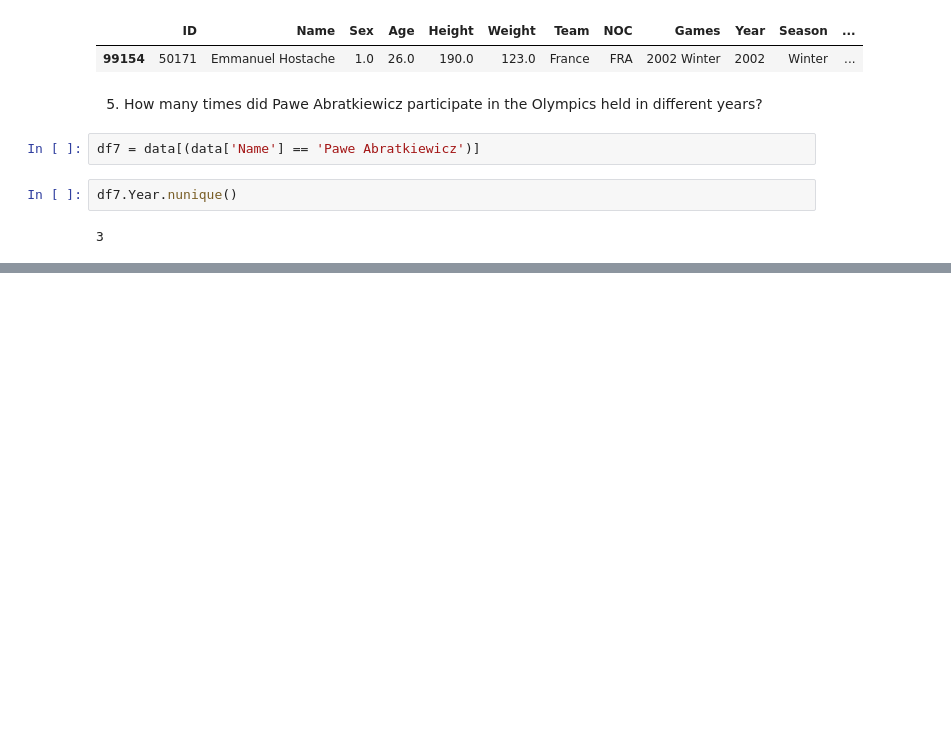
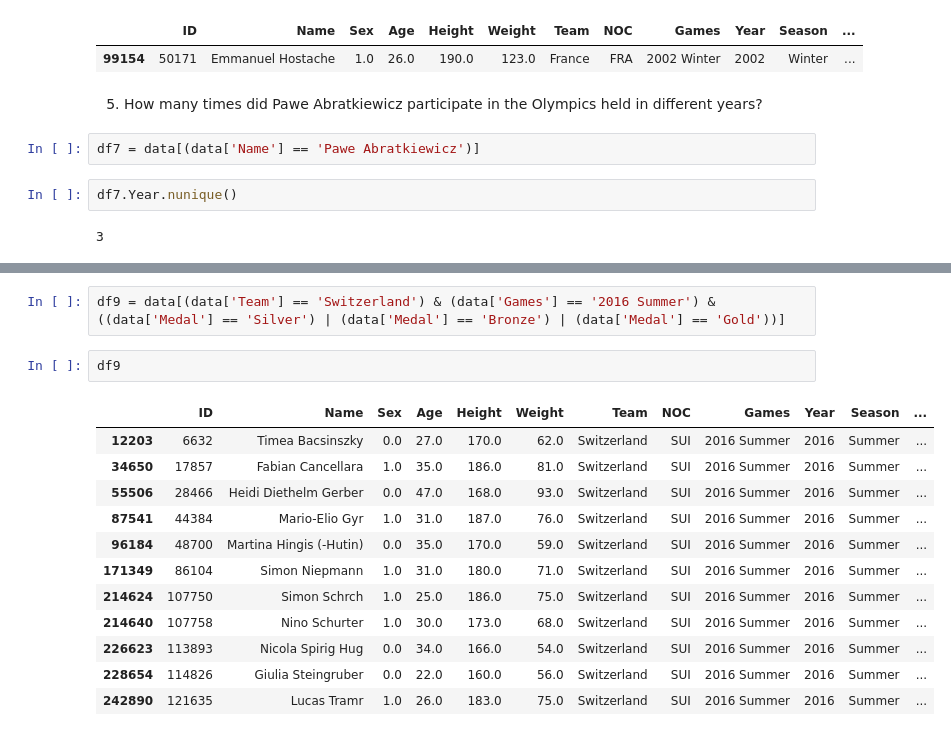
Before and after one commit to McKenzyPG/mlcourse_open, a Jupyter notebook: MLOpen_new_lesson1.ipynb, the cells around one changed output, grey strips where cells are left out. Drawn from its saved outputs; the diff is of its cells as text; blank space fills up the shorter version.

```diff
--- a/MLOpen_new_lesson1.ipynb
+++ b/MLOpen_new_lesson1.ipynb
@@ -136,0 +185,17 @@ df7.Year.nunique()
+# %%
+df9 = data[(data['Team'] == 'Switzerland') & (data['Games'] == '2016 Summer') & ((data['Medal'] == 'Silver') | (data['Medal'] == 'Bronze') | (data['Medal'] == 'Gold'))]
+# %%
+df9
+# %% [output]
+|  | ID | Name | Sex | Age | Height | Weight | Team | NOC | Games | Year | Season | ... |
+| 12203 | 6632 | Timea Bacsinszky | 0.0 | 27.0 | 170.0 | 62.0 | Switzerland | SUI | 2016 Summer | 2016 | Summer | ... |
+| 34650 | 17857 | Fabian Cancellara | 1.0 | 35.0 | 186.0 | 81.0 | Switzerland | SUI | 2016 Summer | 2016 | Summer | ... |
+| 55506 | 28466 | Heidi Diethelm Gerber | 0.0 | 47.0 | 168.0 | 93.0 | Switzerland | SUI | 2016 Summer | 2016 | Summer | ... |
+| 87541 | 44384 | Mario-Elio Gyr | 1.0 | 31.0 | 187.0 | 76.0 | Switzerland | SUI | 2016 Summer | 2016 | Summer | ... |
+| 96184 | 48700 | Martina Hingis (-Hutin) | 0.0 | 35.0 | 170.0 | 59.0 | Switzerland | SUI | 2016 Summer | 2016 | Summer | ... |
+| 171349 | 86104 | Simon Niepmann | 1.0 | 31.0 | 180.0 | 71.0 | Switzerland | SUI | 2016 Summer | 2016 | Summer | ... |
+| 214624 | 107750 | Simon Schrch | 1.0 | 25.0 | 186.0 | 75.0 | Switzerland | SUI | 2016 Summer | 2016 | Summer | ... |
+| 214640 | 107758 | Nino Schurter | 1.0 | 30.0 | 173.0 | 68.0 | Switzerland | SUI | 2016 Summer | 2016 | Summer | ... |
+| 226623 | 113893 | Nicola Spirig Hug | 0.0 | 34.0 | 166.0 | 54.0 | Switzerland | SUI | 2016 Summer | 2016 | Summer | ... |
+| 228654 | 114826 | Giulia Steingruber | 0.0 | 22.0 | 160.0 | 56.0 | Switzerland | SUI | 2016 Summer | 2016 | Summer | ... |
+| 242890 | 121635 | Lucas Tramr | 1.0 | 26.0 | 183.0 | 75.0 | Switzerland | SUI | 2016 Summer | 2016 | Summer | ... |
```
Also changed, not shown: parts of 11 cells of this notebook.
